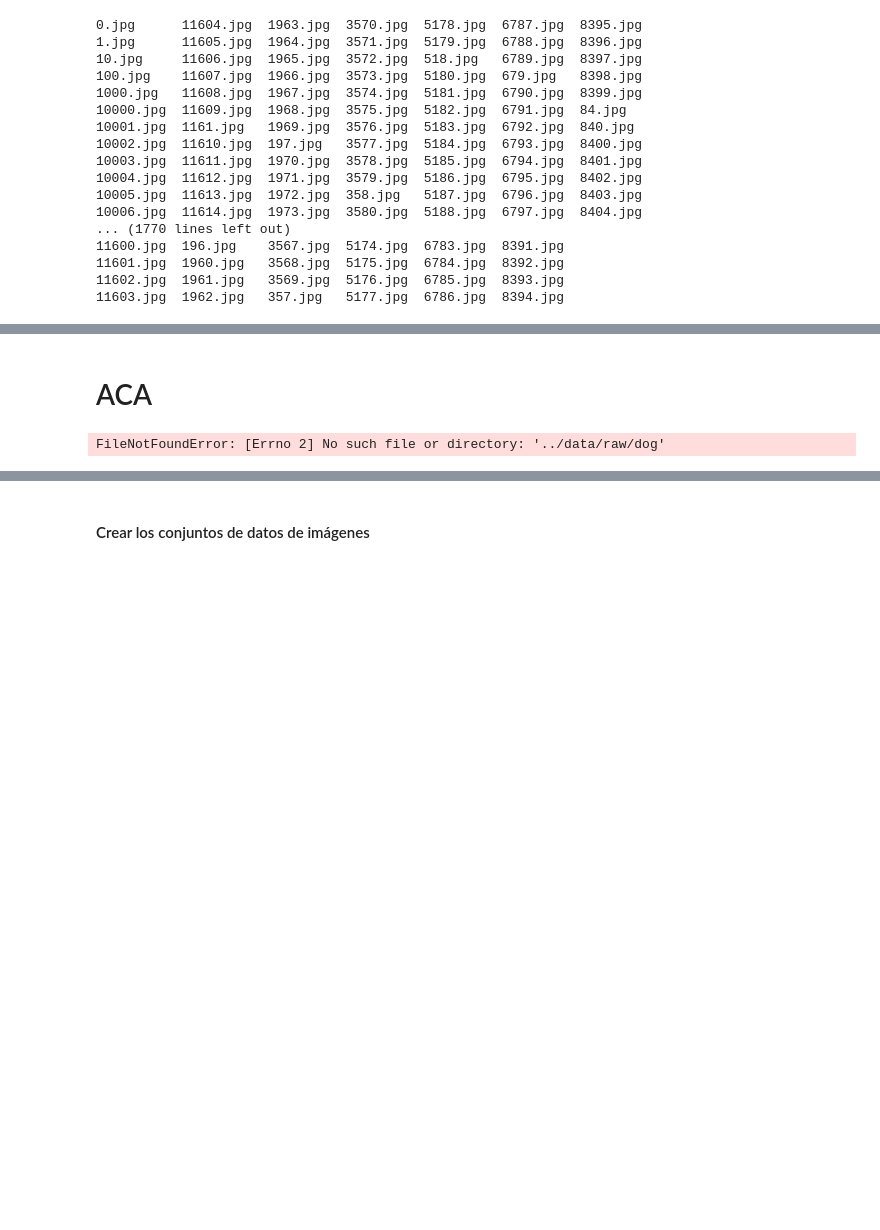
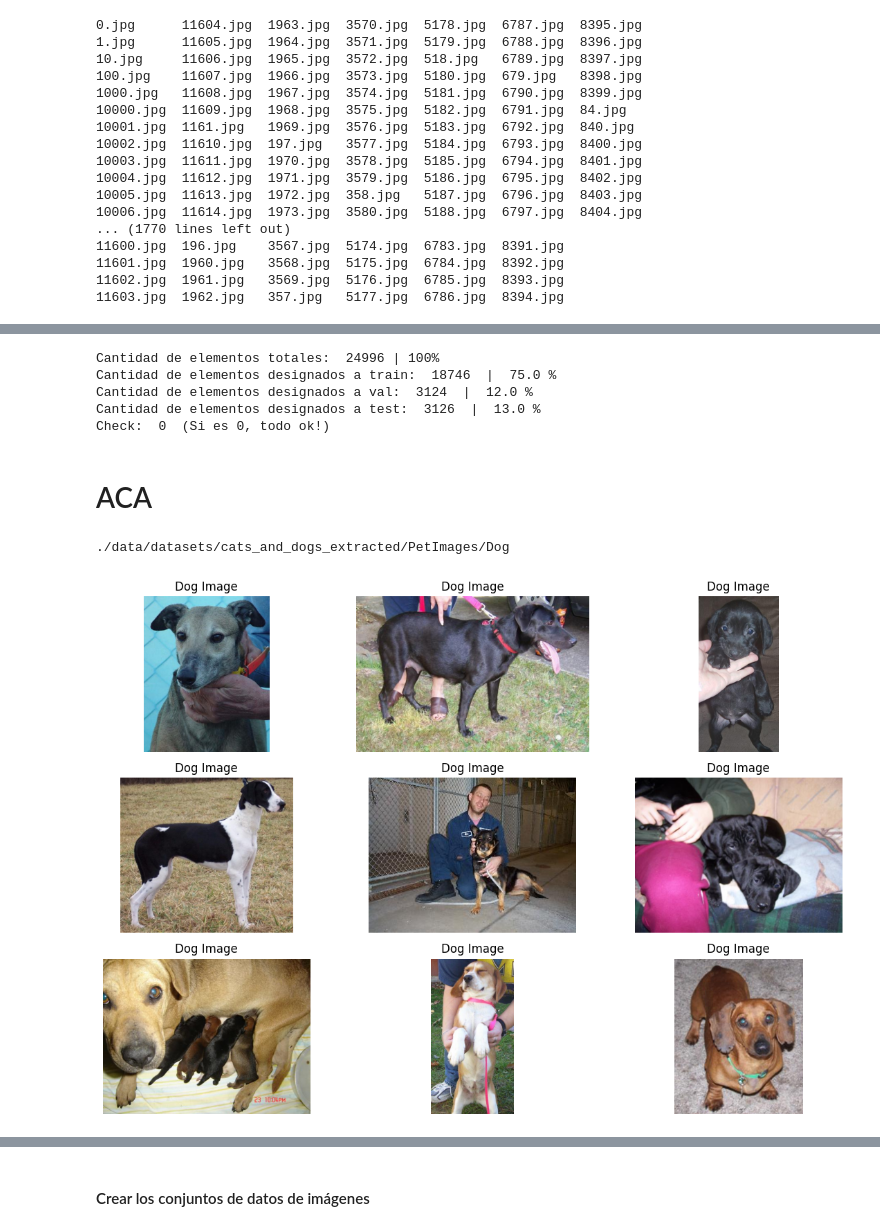
Before and after one commit to mvlarra/P25_Project_Deep_Learning_image-classifier_VL, a Jupyter notebook: Projecto_Deep_Learning_image_classifier/Project_DL_Image_Classifier_VL.ipynb, the cells around one changed output, grey strips where cells are left out. Saved outputs shown, nothing was run; the diff lists cells and outputs as text; code cells hidden in the pictures; blank space fills up the shorter version.

```diff
--- a/Projecto_Deep_Learning_image_classifier/Project_DL_Image_Classifier_VL.ipynb
+++ b/Projecto_Deep_Learning_image_classifier/Project_DL_Image_Classifier_VL.ipynb
@@ -275,43 +291,64 @@ split_data(original_dog_dir,
+# %%
+# ◯ Verificamos que se hayan copiado los archivos correctamente
+
+cant_total = len(os.listdir('./data/datasets/cats_and_dogs_extracted/PetImages/Cat')) + len(os.listdir('./data/datasets/cats_and_dogs_extracted/PetImages/Dog'))
+cant_in_train = len(os.listdir('./data/datasets/cats_and_dogs_extracted/train/cat')) + len(os.listdir('./data/datasets/cats_and_dogs_extracted/train/dog'))
+cant_in_val = len(os.listdir('./data/datasets/cats_and_dogs_extracted/val/cat')) + len(os.listdir('./data/datasets/cats_and_dogs_extracted/val/dog'))
+cant_in_test = len(os.listdir('./data/datasets/cats_and_dogs_extracted/test/cat')) + len(os.listdir('./data/datasets/cats_and_dogs_extracted/test/dog'))
+check = cant_in_train + cant_in_val + cant_in_test - cant_total
+
+
+print ("Cantidad de elementos totales: ", cant_total,"| 100%")
+print ("Cantidad de elementos designados a train: ", cant_in_train, " | ", round(cant_in_train/cant_total*100,0), "%")
+print ("Cantidad de elementos designados a val: ", cant_in_val, " | ", round(cant_in_val/cant_total*100,0), "%")
+print ("Cantidad de elementos designados a test: ", cant_in_test, " | ", round(cant_in_test/cant_total*100,0), "%")
+print ("Check: ", check, " (Si es 0, todo ok!)")
+# %% [output]
+Cantidad de elementos totales:  24996 | 100%
+Cantidad de elementos designados a train:  18746  |  75.0 %
+Cantidad de elementos designados a val:  3124  |  12.0 %
+Cantidad de elementos designados a test:  3126  |  13.0 %
+Check:  0  (Si es 0, todo ok!)
 # %% [markdown]
 # ACA
 # %%
 # Importar y comprobar las 9 primeras imágenes de perros
 
 # Ruta al directorio que contiene sus datos de imagen
-data_dir = "../data/raw"
-
+data_dir = "./data/datasets/cats_and_dogs_extracted/PetImages"
 
 # Obtener una lista de todos los nombres de archivos de imágenes de perros
-dog_subfolder = os.path.join(data_dir, "dog")
+dog_subfolder = os.path.join(data_dir, "Dog")
 
 # Obtener una lista de todos los nombres de archivos de imágenes de perros
 dog_image_files = os.listdir(dog_subfolder)
 
 # Cargar las nueve primeras imágenes de perros
 dog_images = []
 for i in range(9):
     img_path = os.path.join(dog_subfolder, dog_image_files[i])
     img = image.load_img(img_path)  # Ajuste target_size según sea necesario
     img_array = image.img_to_array(img)
     img_array /= 255.0  # Normalice los valores de los píxeles a [0, 1].
     dog_images.append(img_array)
 
 # Cree una única figura para mostrar las nueve imágenes
 plt.figure(figsize=(12, 8))
 
 for i in range(9):
     plt.subplot(3, 3, i + 1)
     plt.imshow(dog_images[i])
     plt.title('Dog Image')
     plt.axis('off')
 
 # Ajustar el diseño
 plt.tight_layout()
 
 # Mostrar las imágenes
 plt.show()
 # %% [output]
-FileNotFoundError: [Errno 2] No such file or directory: '../data/raw/dog'
+./data/datasets/cats_and_dogs_extracted/PetImages/Dog
+[figure, added]
 # %%
 # Importar y comprobar las 9 primeras imágenes de gatos
 
```
Also changed, not shown: parts of 13 cells of this notebook.
